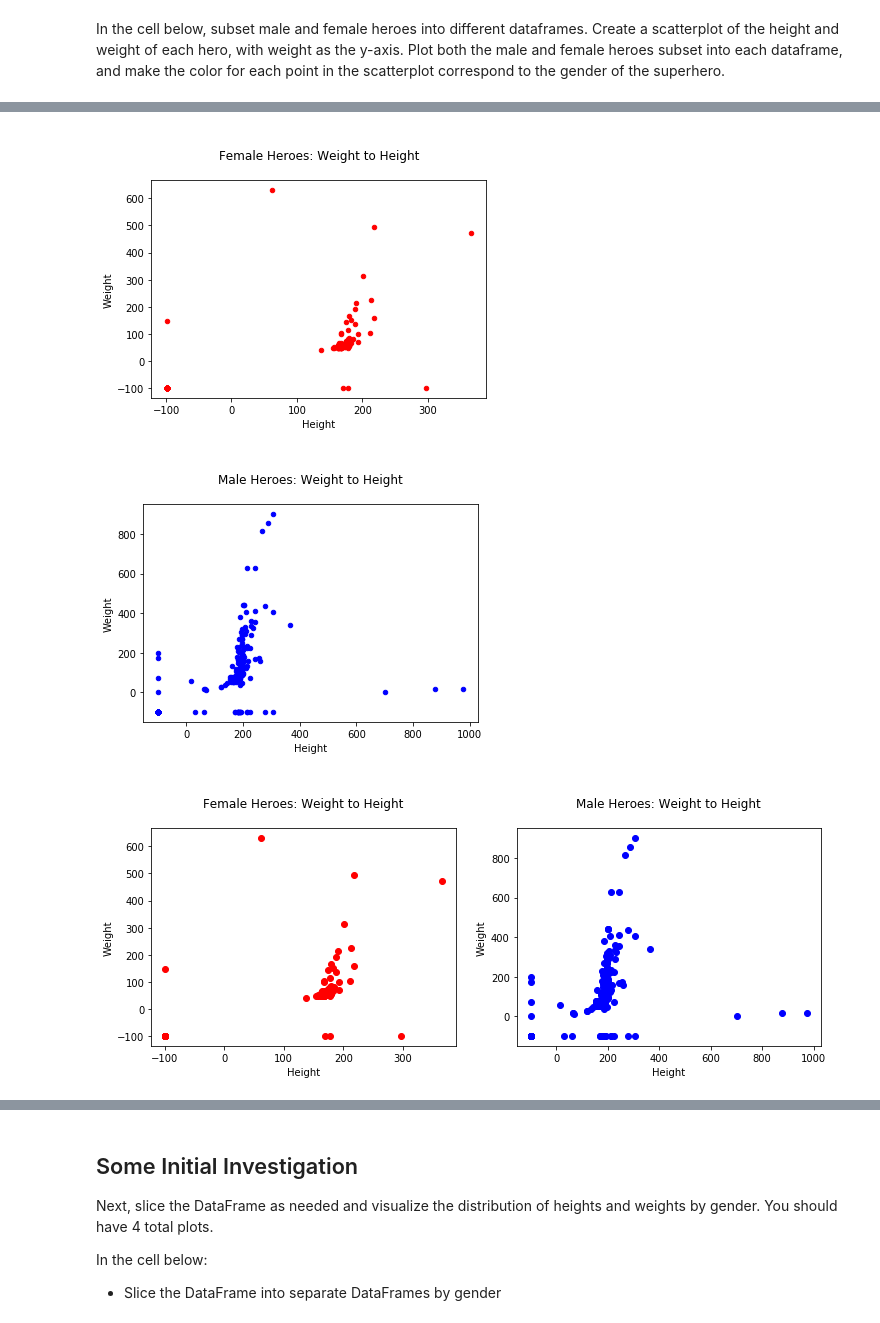
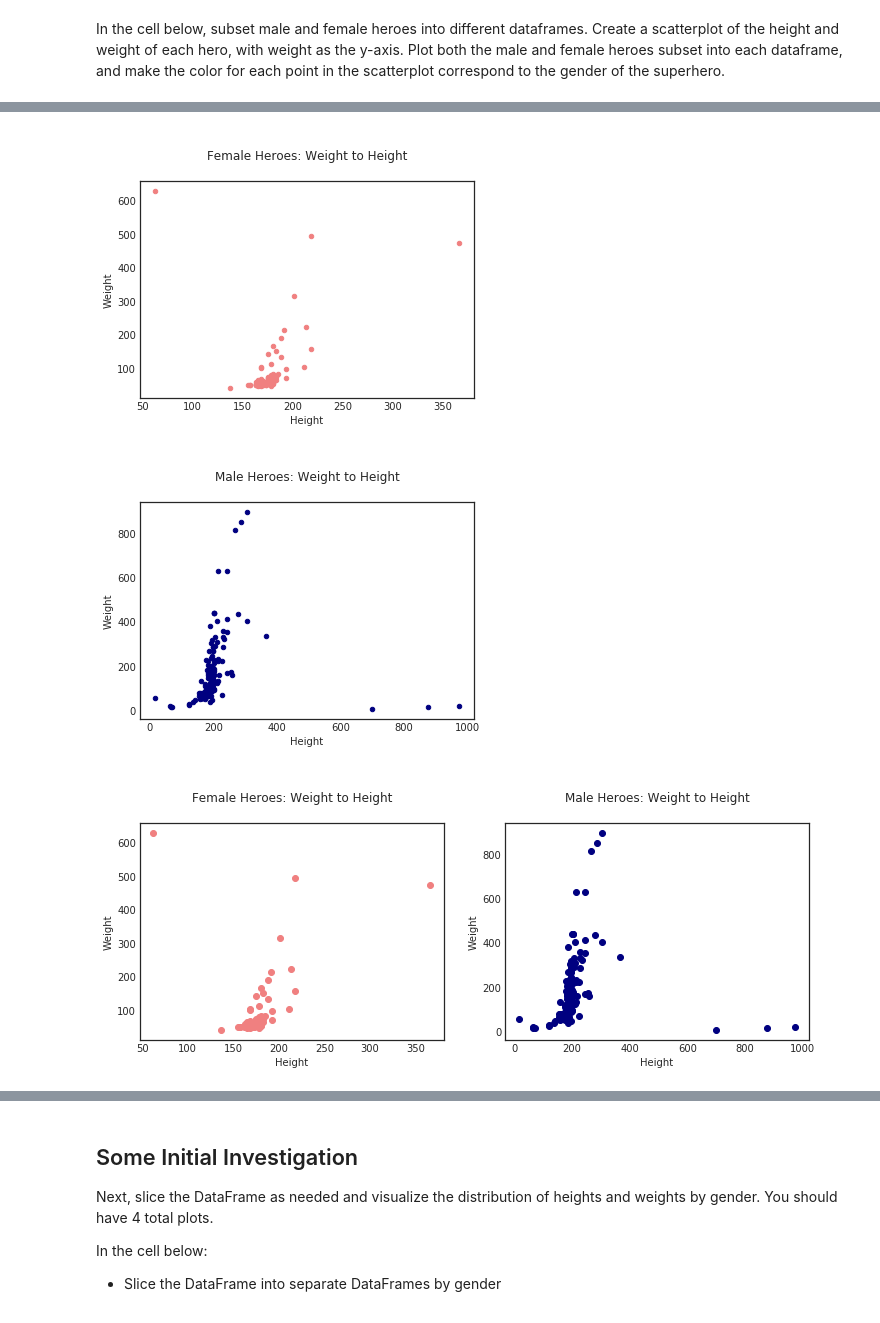
Before and after one commit to BrittaInData/dsc-0-04-18-cleaning-messy-data-summative-lab-online-ds-ft-100118, a Jupyter notebook: index.ipynb, the cells around one changed output, grey strips where cells are left out. Cells and saved outputs as stored; diff of their text form; code cells hidden in the pictures.

```diff
--- a/index.ipynb
+++ b/index.ipynb
@@ -255,8 +305,7 @@ In the cell below, join the two DataFrames.  Think about which sort of join you
 # %%
 # Both dataframes are complimentary with 734 resp. 667 rows (= superheroes).
 # An Inner Join returns only the records with matching keys in both tables, so I take this sort of join.
-# It makes sense to join on names. To do so, I rename the power_df column first
-# and then set the names in each df as indices.
+# It makes sense to join on "names" resp. "hero_names".
+# To avoid renaming the columns, instead of the join-method, I'll take the merge method:
 
-powers_df.rename(index=str, columns={"hero_names": "name"}, inplace=True)
-powers_df.head()
+df_comb = pd.DataFrame.merge(heroes_df, powers_df, left_on='name', right_on='hero_names', how='inner')
@@ -271,3 +311,0 @@ powers_df.head()
-# %%
-heroes_df.set_index("name", inplace=True)
-powers_df.set_index("name", inplace=True)
@@ -289,0 +331,4 @@ df.head(3)
+# %%
+# And for analysis of weight and height, I also join the "cleaned" hero dataset to a "cleaned" combined dataset
+# So I have 2 joined datasets and I can decide which I'm working with.
+df_comb_clean = pd.DataFrame.merge(heroes_df_clean, powers_df, left_on='name', right_on='hero_names', how='inner')
@@ -292,2 +358,2 @@ In the cell below, subset male and female heroes into different dataframes.  Cre
 # %%
-plt.style.use('seaborn-deep')
+plt.style.use('seaborn-white')
@@ -302,30 +360,30 @@ df.groupby('Gender')[['Height', 'Weight']].mean()
 # %%
-# One (shorter) way to a scatterplot
-df.loc[df['Gender'] == 'Female'].plot.scatter('Height', 'Weight', color='Red', title='\nFemale Heroes: Weight to Height\n')
-df.loc[df['Gender'] == 'Male'].plot.scatter('Height', 'Weight', color='Blue', title='\nMale Heroes: Weight to Height\n');
+# Scatterplot No. 1
+df_comb_clean.loc[df_comb_clean['Gender'] == 'Female'].plot.scatter('Height', 'Weight', color='lightcoral', title='\nFemale Heroes: Weight to Height\n')
+df_comb_clean.loc[df_comb_clean['Gender'] == 'Male'].plot.scatter('Height', 'Weight', color='navy', title='\nMale Heroes: Weight to Height\n');
 # %% [output]
-[figure, old version]
+[figure, new version]
-[figure, old version]
+[figure, new version]
 # %%
-# Another (better-looking) way to a scatterplot
+# Scatterplot No. 2
 fig = plt.figure(figsize = (12,4))
 
 ax1 = fig.add_subplot(121)
 ax2 = fig.add_subplot(122)
 
-x1 = df.loc[df['Gender'] == 'Female']['Height']
-y1 = df.loc[df['Gender'] == 'Female']['Weight']
-x2 = df.loc[df['Gender'] == 'Male']['Height']
-y2 = df.loc[df['Gender'] == 'Male']['Weight']
+x1 = df_comb_clean.loc[df_comb_clean['Gender'] == 'Female']['Height']
+y1 = df_comb_clean.loc[df_comb_clean['Gender'] == 'Female']['Weight']
+x2 = df_comb_clean.loc[df_comb_clean['Gender'] == 'Male']['Height']
+y2 = df_comb_clean.loc[df_comb_clean['Gender'] == 'Male']['Weight']
 
-ax1.scatter(x1, y1, color='red')
+ax1.scatter(x1, y1, color='lightcoral')
 ax1.set_title('\nFemale Heroes: Weight to Height\n')
 ax1.set_xlabel('Height')
 ax1.set_ylabel('Weight')
 
-ax2.scatter(x2, y2, color='blue')
+ax2.scatter(x2, y2, color='navy')
 ax2.set_title('\nMale Heroes: Weight to Height\n')
 ax2.set_xlabel('Height')
 ax2.set_ylabel('Weight');
 # %% [output]
-[figure, old version]
+[figure, new version]
```
Also changed, not shown: parts of 57 cells of this notebook.
